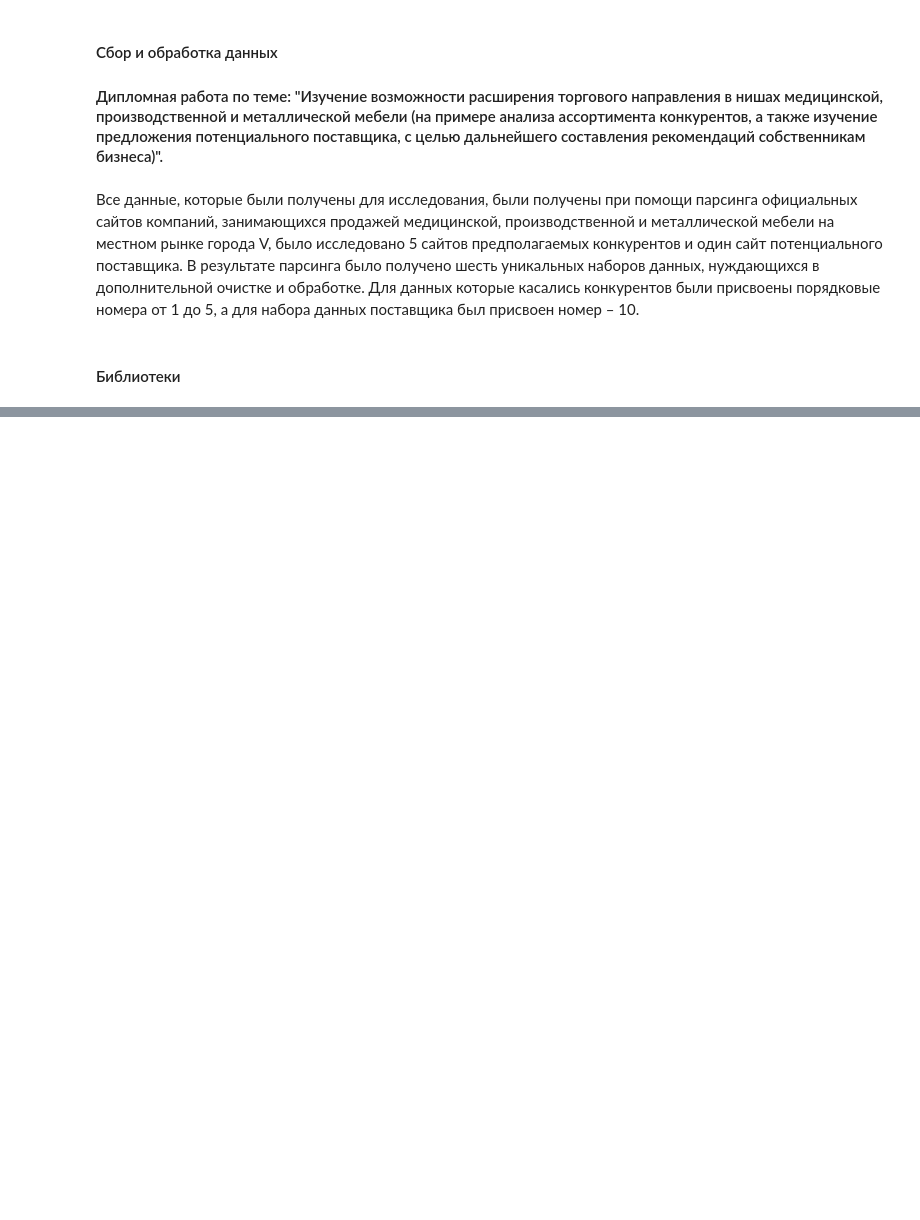
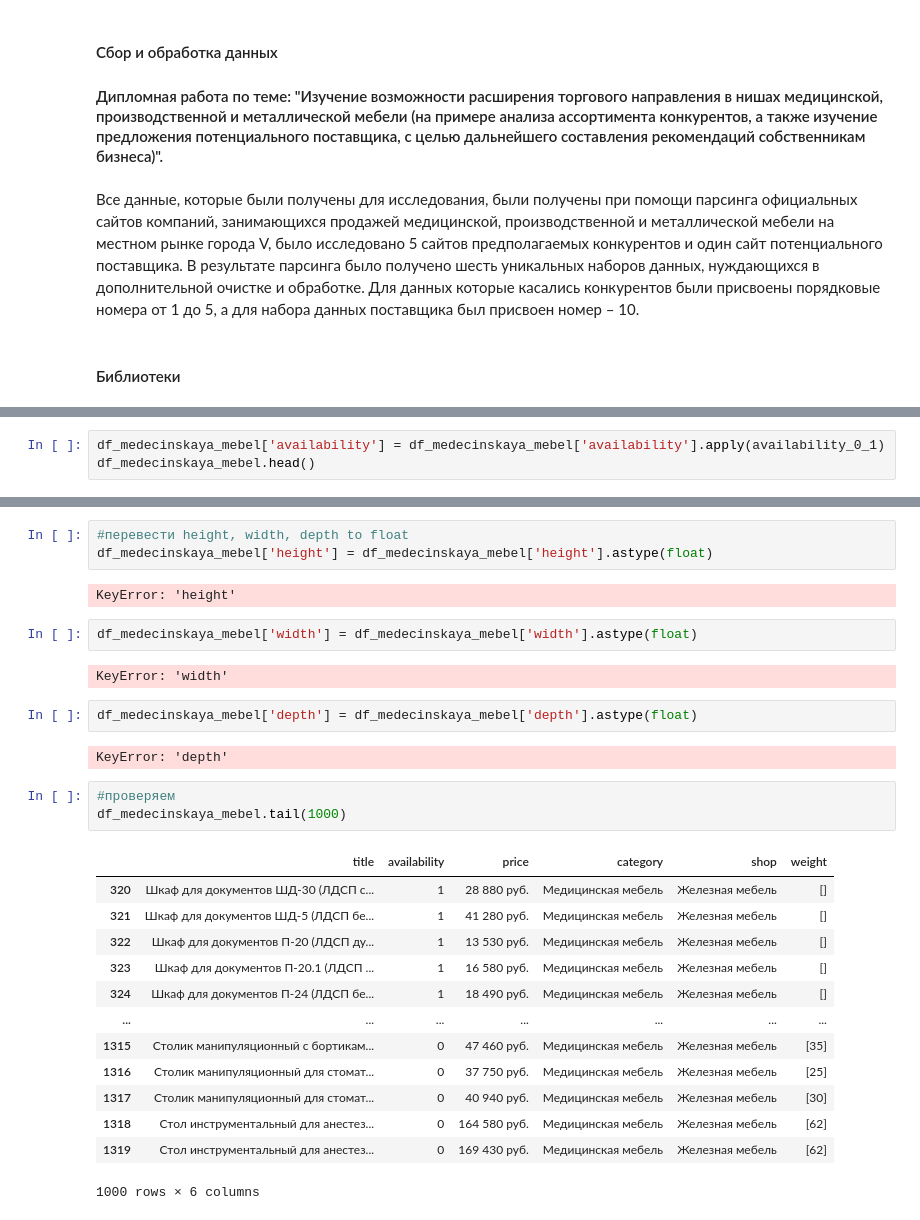
Before and after one commit to VissZyCrain/DIPLOMA_Tuchin_A_M, a Jupyter notebook: Data collection and processing.ipynb, the cells around one changed output, grey strips where cells are left out. Drawn from its saved outputs; the diff is of its cells as text; blank space fills up the shorter version.

```diff
--- a/Data collection and processing.ipynb
+++ b/Data collection and processing.ipynb
@@ -81,0 +400,3 @@ NameError: name 'res_full' is not defined
+# %%
+df_medecinskaya_mebel['availability'] = df_medecinskaya_mebel['availability'].apply(availability_0_1)
+df_medecinskaya_mebel.head()
@@ -81,0 +410,30 @@ NameError: name 'res_full' is not defined
+# %%
+#перевести height, width, depth to float
+df_medecinskaya_mebel['height'] = df_medecinskaya_mebel['height'].astype(float)
+# %% [output]
+KeyError: 'height'
+# %%
+df_medecinskaya_mebel['width'] = df_medecinskaya_mebel['width'].astype(float)
+# %% [output]
+KeyError: 'width'
+# %%
+df_medecinskaya_mebel['depth'] = df_medecinskaya_mebel['depth'].astype(float)
+# %% [output]
+KeyError: 'depth'
+# %%
+#проверяем
+df_medecinskaya_mebel.tail(1000)
+# %% [output]
+|  | title | availability | price | category | shop | weight |
+| 320 | Шкаф для документов ШД-30 (ЛДСП с... | 1 | 28 880 руб. | Медицинская мебель | Железная мебель | [] |
+| 321 | Шкаф для документов ШД-5 (ЛДСП бе... | 1 | 41 280 руб. | Медицинская мебель | Железная мебель | [] |
+| 322 | Шкаф для документов П-20 (ЛДСП ду... | 1 | 13 530 руб. | Медицинская мебель | Железная мебель | [] |
+| 323 | Шкаф для документов П-20.1 (ЛДСП ... | 1 | 16 580 руб. | Медицинская мебель | Железная мебель | [] |
+| 324 | Шкаф для документов П-24 (ЛДСП бе... | 1 | 18 490 руб. | Медицинская мебель | Железная мебель | [] |
+| ... | ... | ... | ... | ... | ... | ... |
+| 1315 | Столик манипуляционный с бортикам... | 0 | 47 460 руб. | Медицинская мебель | Железная мебель | [35] |
+| 1316 | Столик манипуляционный для стомат... | 0 | 37 750 руб. | Медицинская мебель | Железная мебель | [25] |
+| 1317 | Столик манипуляционный для стомат... | 0 | 40 940 руб. | Медицинская мебель | Железная мебель | [30] |
+| 1318 | Стол инструментальный для анестез... | 0 | 164 580 руб. | Медицинская мебель | Железная мебель | [62] |
+| 1319 | Стол инструментальный для анестез... | 0 | 169 430 руб. | Медицинская мебель | Железная мебель | [62] |
+1000 rows × 6 columns
```
Also changed, not shown: parts of 61 cells of this notebook, 2 other files.
